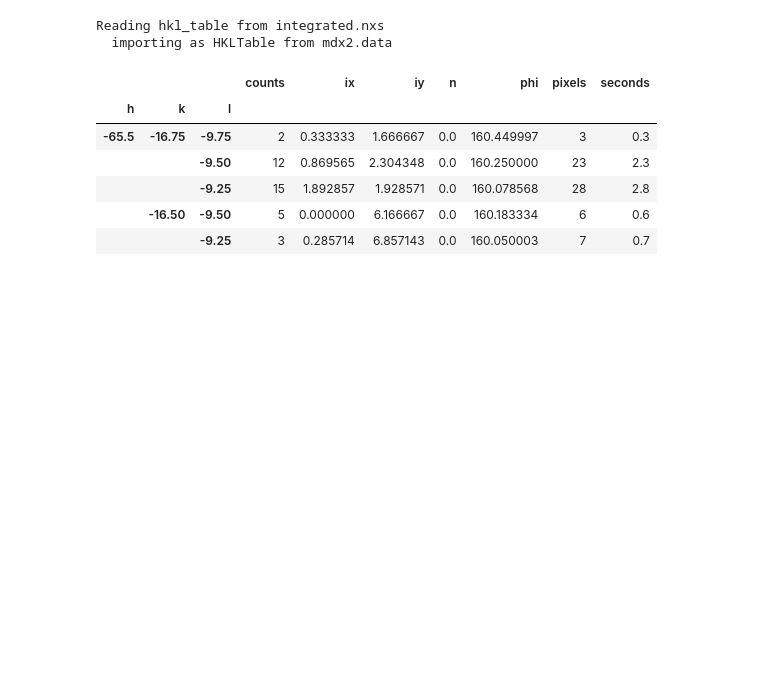
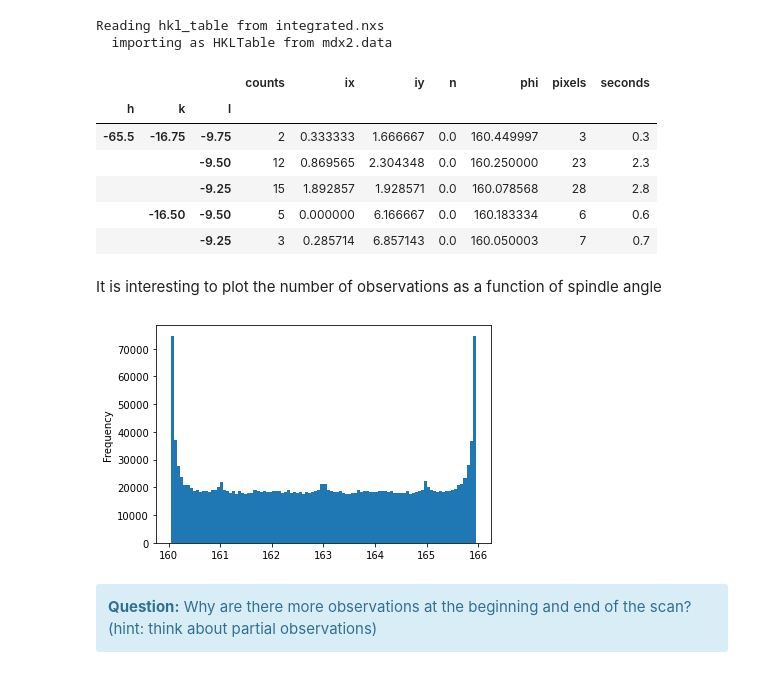
Before and after one commit to ando-lab/erice-2022-data-reduction, a Jupyter notebook: 4_mdx2_integration.ipynb, the cells around one changed output. Cells and saved outputs as stored; diff of their text form; code cells hidden in the pictures; blank space fills up the shorter version.

```diff
--- a/4_mdx2_integration.ipynb
+++ b/4_mdx2_integration.ipynb
@@ -115,4 +95,14 @@ Reading hkl_table from integrated.nxs
 |  |  | -9.25 | 15 | 1.892857 | 1.928571 | 0.0 | 160.078568 | 28 | 2.8 |
 |  | -16.50 | -9.50 | 5 | 0.000000 | 6.166667 | 0.0 | 160.183334 | 6 | 0.6 |
 |  |  | -9.25 | 3 | 0.285714 | 6.857143 | 0.0 | 160.050003 | 7 | 0.7 |
+# %% [markdown]
+It is interesting to plot the number of observations as a function of spindle angle
+# %%
+df['phi'].plot.hist(bins=100);
+# %% [output]
+[figure, added]
+# %% [markdown]
+<div class="alert alert-block alert-info">
+    <b>Question:</b> Why are there more observations at the beginning and end of the scan? (hint: think about partial observations)
+</div >
 # %% [markdown]
```
Also changed, not shown: parts of 16 cells of this notebook, 7 other files.
